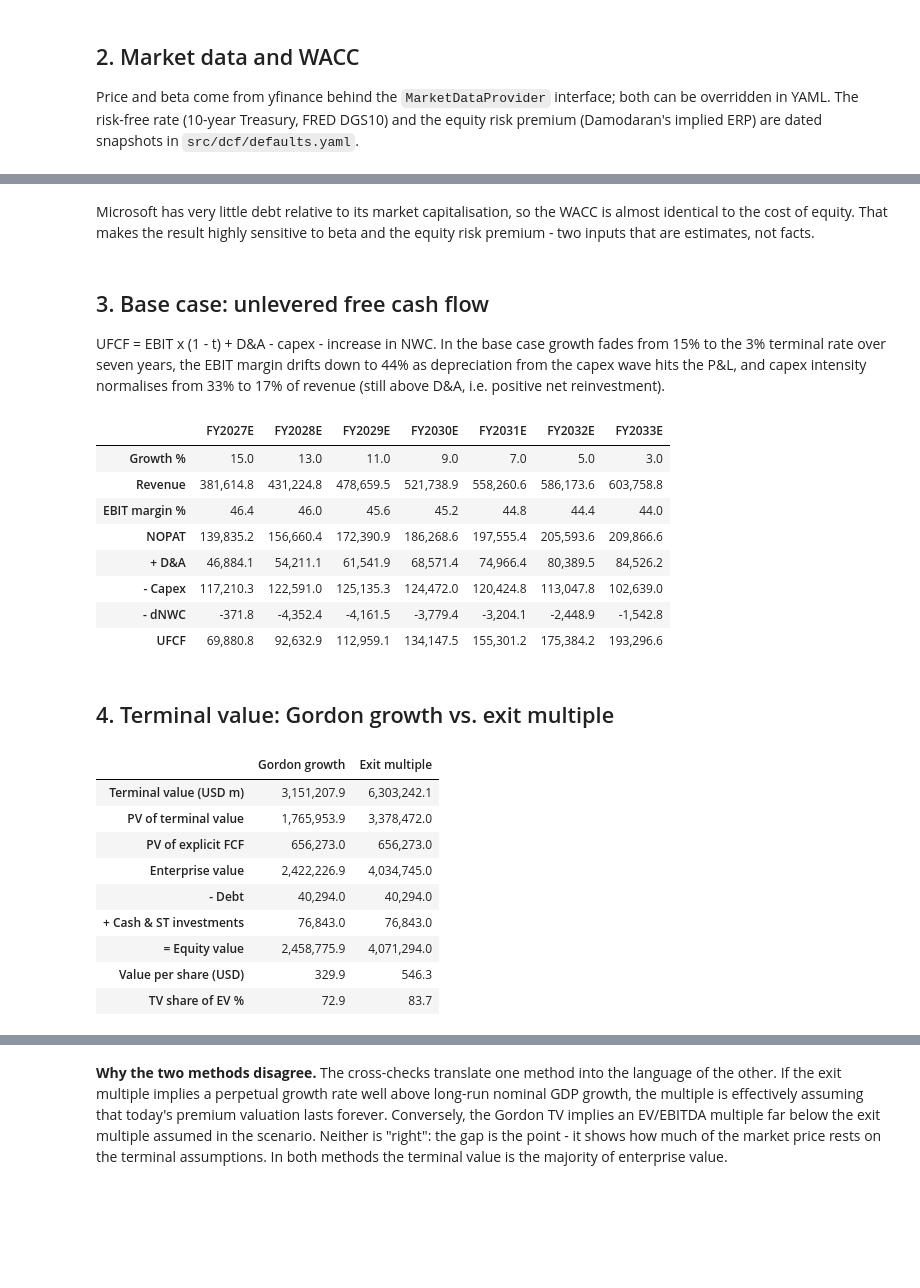
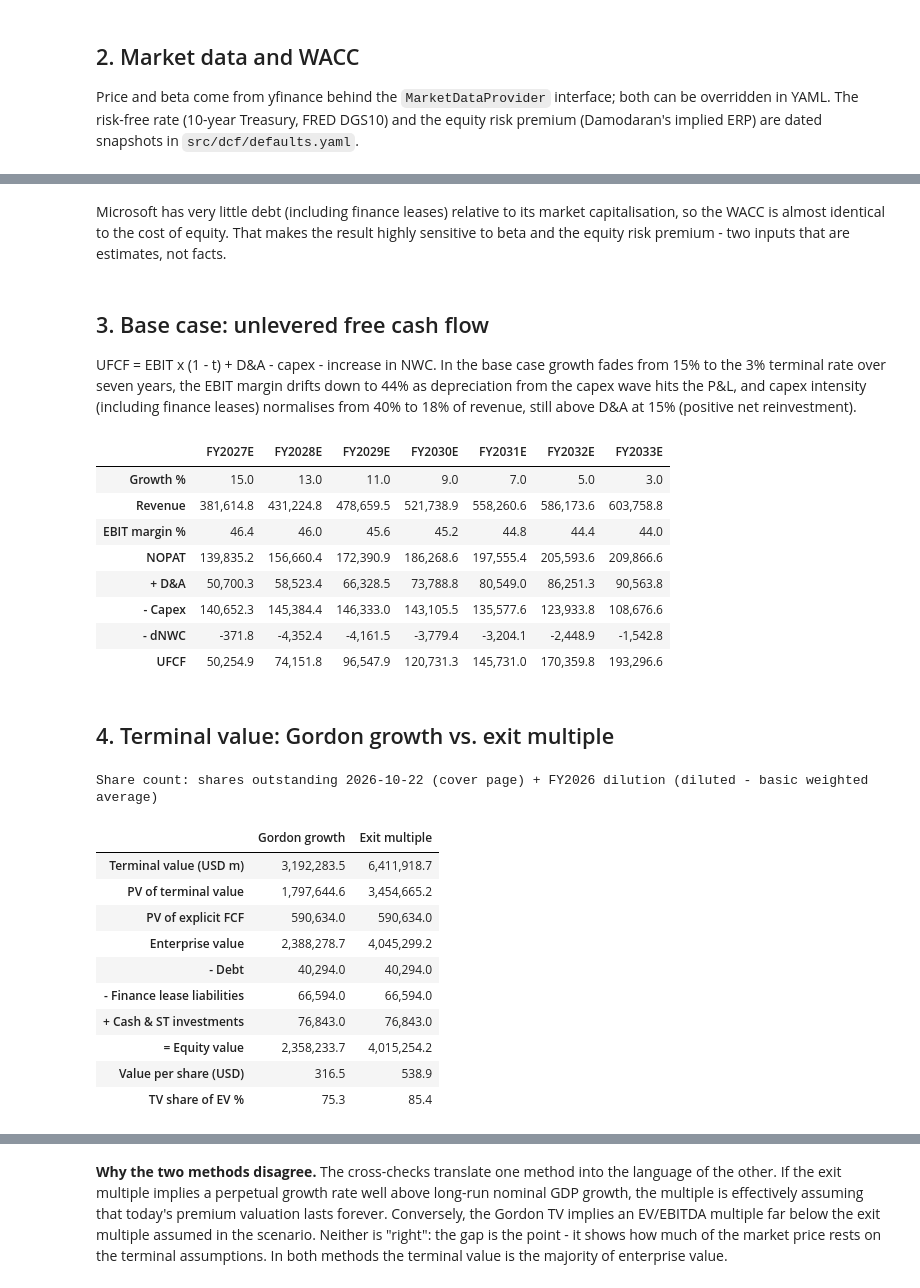
Before and after one commit to robinrhs/dcf-valuation, a Jupyter notebook: notebooks/msft_case_study.ipynb, the cells around one changed output, grey strips where cells are left out. Saved outputs shown, nothing was run; the diff lists cells and outputs as text; code cells hidden in the pictures; blank space fills up the shorter version.

```diff
--- a/notebooks/msft_case_study.ipynb
+++ b/notebooks/msft_case_study.ipynb
@@ -46,7 +49,7 @@ tried; the table at the end of this section shows which tag was actually used.
 # %%
 client = SecClient(cache_dir=ROOT / ".cache" / "sec")
 cik, title = client.ticker_to_cik("MSFT")
-company = company_from_facts("MSFT", client.company_facts(cik))
+company = prepare_company(company_from_facts("MSFT", client.company_facts(cik)), assumptions)
 years = company.fiscal_years
 tax = assumptions.tax_rate
 
@@ -58,10 +61,13 @@ hist = pd.DataFrame(
             "EBIT": (y.ebit or 0) / 1e6,
             "EBIT margin %": safe_ratio(y.ebit, y.revenue) * 100,
             "D&A": (y.depreciation_amortization or 0) / 1e6,
-            "Capex": (y.capex or 0) / 1e6,
+            "Capex incl. finance leases": (y.capex or 0) / 1e6,
+            "  of which finance leases": (y.finance_lease_additions or 0) / 1e6,
             "Capex % revenue": safe_ratio(y.capex, y.revenue) * 100,
             "Operating NWC": y.net_working_capital / 1e6,
             "UFCF": (u / 1e6) if u is not None else None,
+            "Financial debt": y.total_debt / 1e6,
+            "Finance lease liabilities": (y.finance_lease_liabilities or 0) / 1e6,
         }
         for y, g, u in zip(years, revenue_growth_rates(years), historical_ufcf(years, tax))
     }
@@ -148,14 +166,15 @@ pd.Series(
 # %% [markdown]
-Microsoft has very little debt relative to its market capitalisation, so the WACC is almost
-identical to the cost of equity. That makes the result highly sensitive to beta and the
+Microsoft has very little debt (including finance leases) relative to its market
+capitalisation, so the WACC is almost identical to the cost of equity. That makes the result highly sensitive to beta and the
 equity risk premium - two inputs that are estimates, not facts.
 # %% [markdown]
 ## 3. Base case: unlevered free cash flow
 
 UFCF = EBIT x (1 - t) + D&A - capex - increase in NWC. In the base case growth fades from
 15% to the 3% terminal rate over seven years, the EBIT margin drifts down to 44% as
-depreciation from the capex wave hits the P&L, and capex intensity normalises from 33% to
-17% of revenue (still above D&A, i.e. positive net reinvestment).
+depreciation from the capex wave hits the P&L, and capex intensity (including finance
+leases) normalises from 40% to 18% of revenue, still above D&A at 15% (positive net
+reinvestment).
 # %%
 proj = pd.DataFrame(
     {
@@ -179,40 +198,44 @@ proj
 | Revenue | 381,614.8 | 431,224.8 | 478,659.5 | 521,738.9 | 558,260.6 | 586,173.6 | 603,758.8 |
 | EBIT margin % | 46.4 | 46.0 | 45.6 | 45.2 | 44.8 | 44.4 | 44.0 |
 | NOPAT | 139,835.2 | 156,660.4 | 172,390.9 | 186,268.6 | 197,555.4 | 205,593.6 | 209,866.6 |
-| + D&A | 46,884.1 | 54,211.1 | 61,541.9 | 68,571.4 | 74,966.4 | 80,389.5 | 84,526.2 |
-| - Capex | 117,210.3 | 122,591.0 | 125,135.3 | 124,472.0 | 120,424.8 | 113,047.8 | 102,639.0 |
+| + D&A | 50,700.3 | 58,523.4 | 66,328.5 | 73,788.8 | 80,549.0 | 86,251.3 | 90,563.8 |
+| - Capex | 140,652.3 | 145,384.4 | 146,333.0 | 143,105.5 | 135,577.6 | 123,933.8 | 108,676.6 |
 | - dNWC | -371.8 | -4,352.4 | -4,161.5 | -3,779.4 | -3,204.1 | -2,448.9 | -1,542.8 |
-| UFCF | 69,880.8 | 92,632.9 | 112,959.1 | 134,147.5 | 155,301.2 | 175,384.2 | 193,296.6 |
+| UFCF | 50,254.9 | 74,151.8 | 96,547.9 | 120,731.3 | 145,731.0 | 170,359.8 | 193,296.6 |
 # %% [markdown]
 ## 4. Terminal value: Gordon growth vs. exit multiple
 # %%
 g, x = base.gordon, base.exit_multiple
 def tv_column(v):
     return {
         "Terminal value (USD m)": v.terminal_value / 1e6,
         "PV of terminal value": v.pv_terminal / 1e6,
         "PV of explicit FCF": v.pv_explicit / 1e6,
         "Enterprise value": v.enterprise_value / 1e6,
         "- Debt": base.bridge.debt / 1e6,
+        "- Finance lease liabilities": base.bridge.lease_liabilities / 1e6,
         "+ Cash & ST investments": base.bridge.cash / 1e6,
         "= Equity value": v.equity_value / 1e6,
         "Value per share (USD)": v.value_per_share,
         "TV share of EV %": v.terminal_share_of_ev * 100,
     }
 
 
+print("Share count:", base.bridge.shares_source)
 pd.DataFrame({"Gordon growth": tv_column(g), "Exit multiple": tv_column(x)})
 # %% [output]
+Share count: shares outstanding 2026-10-22 (cover page) + FY2026 dilution (diluted - basic weighted average)
 |  | Gordon growth | Exit multiple |
-| Terminal value (USD m) | 3,151,207.9 | 6,303,242.1 |
-| PV of terminal value | 1,765,953.9 | 3,378,472.0 |
-| PV of explicit FCF | 656,273.0 | 656,273.0 |
-| Enterprise value | 2,422,226.9 | 4,034,745.0 |
+| Terminal value (USD m) | 3,192,283.5 | 6,411,918.7 |
+| PV of terminal value | 1,797,644.6 | 3,454,665.2 |
+| PV of explicit FCF | 590,634.0 | 590,634.0 |
+| Enterprise value | 2,388,278.7 | 4,045,299.2 |
 | - Debt | 40,294.0 | 40,294.0 |
+| - Finance lease liabilities | 66,594.0 | 66,594.0 |
 | + Cash & ST investments | 76,843.0 | 76,843.0 |
-| = Equity value | 2,458,775.9 | 4,071,294.0 |
-| Value per share (USD) | 329.9 | 546.3 |
-| TV share of EV % | 72.9 | 83.7 |
+| = Equity value | 2,358,233.7 | 4,015,254.2 |
+| Value per share (USD) | 316.5 | 538.9 |
+| TV share of EV % | 75.3 | 85.4 |
 # %%
 ck = base.checks
 print(f"Current price:                         USD {quote.price:,.2f}")
```
Also changed, not shown: parts of 13 cells of this notebook, 1 other file.
